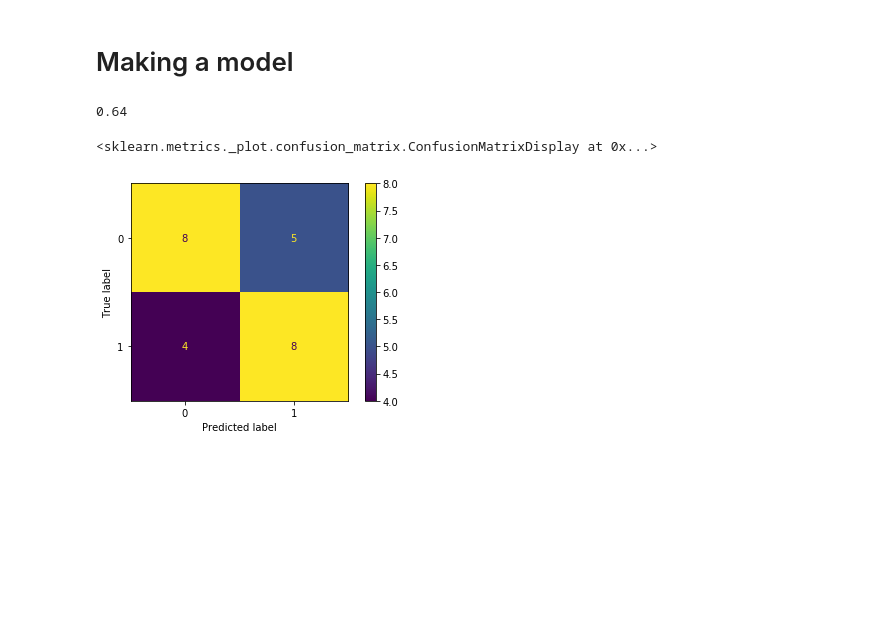
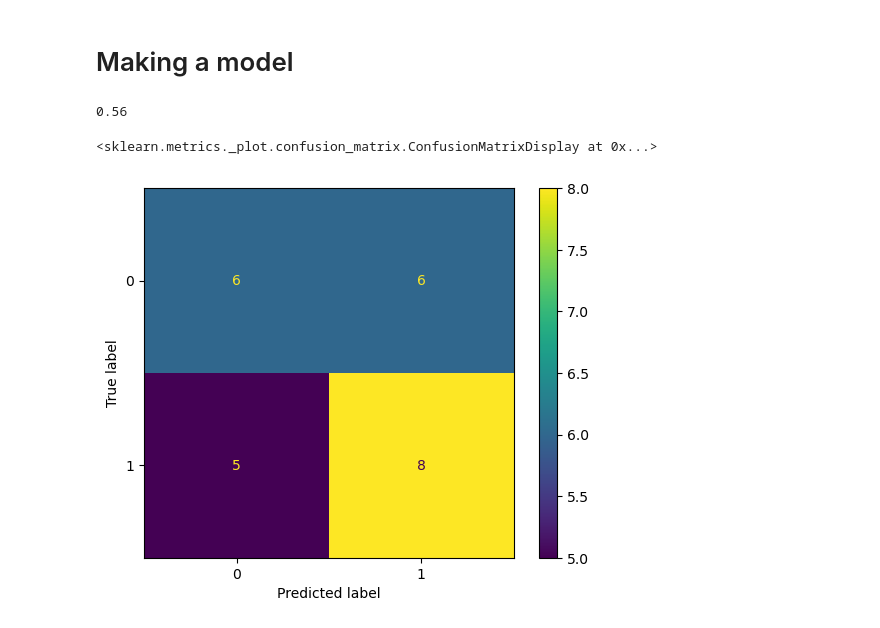
Before and after one commit to SimchaGD/AIVE, a Jupyter notebook: dag1/support_vector_machines.ipynb, the cells around one changed output. Saved outputs shown, nothing was run; the diff lists cells and outputs as text; code cells hidden in the pictures; blank space fills up the shorter version.

```diff
--- a/dag1/support_vector_machines.ipynb
+++ b/dag1/support_vector_machines.ipynb
@@ -21,7 +23,7 @@ df.head()
 # %%
 # Onze voorspellers moet het materiaal gaan voorspellen. We willen niet dat we het materiaal als gegeven zien. Dan wordt het wel heel makkelijk!
 X = df.drop("material", axis = 1)
-
+X = X.iloc[:, 1:3]
 # Onze afhankelijke waarde is de kolom "materiaal"
 Y = df.material
 
@@ -50,18 +52,20 @@ from sklearn.model_selection import train_test_split
 x_train, x_test, y_train, y_test = train_test_split(X, Y, test_size = 0.5, random_state = 2)
 # %%
 from sklearn.svm import SVC
-clf = SVC(kernel = "rbf")
+clf = SVC(kernel = "rbf", C=10)
 clf.fit(x_train, y_train)
 y_pred = clf.predict(x_test)
 # %%
-from sklearn.metrics import plot_confusion_matrix
 from sklearn.metrics import accuracy_score
+from sklearn.metrics import confusion_matrix, ConfusionMatrixDisplay
+cm = confusion_matrix(y_test, y_pred, labels=clf.classes_)
+disp = ConfusionMatrixDisplay(confusion_matrix=cm, display_labels=clf.classes_)
 print(accuracy_score(y_test, y_pred))
-plot_confusion_matrix(clf, x_test, y_test)
+disp.plot()
 # %% [output]
-0.64
+0.56
 <sklearn.metrics._plot.confusion_matrix.ConfusionMatrixDisplay at 0x...>
-[figure, old version]
+[figure, new version]
 # %%
 clf = SVC(kernel = "poly")
 clf.fit(x_train, y_train)
```
Also changed, not shown: parts of 6 cells of this notebook, 2 other files.
